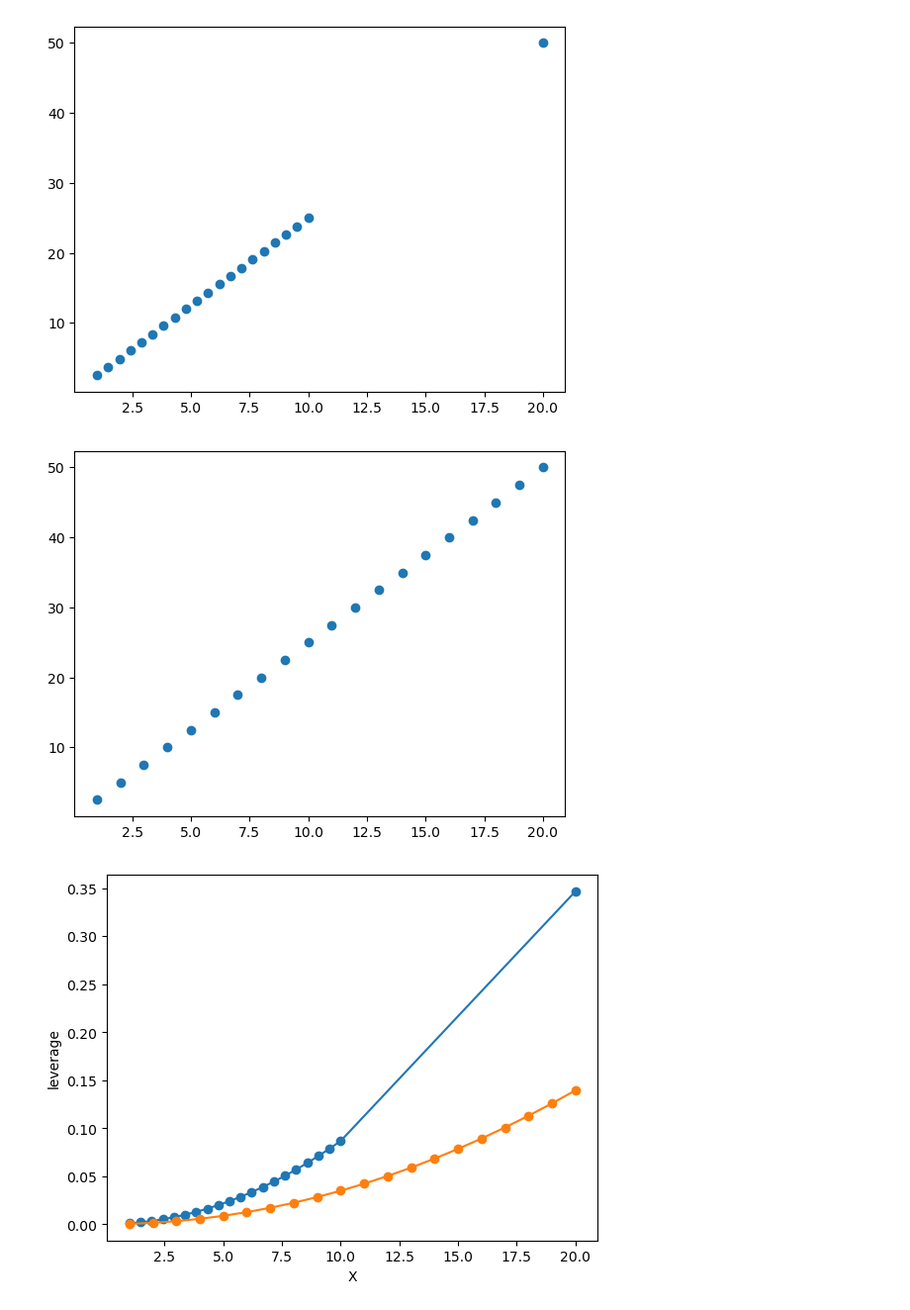
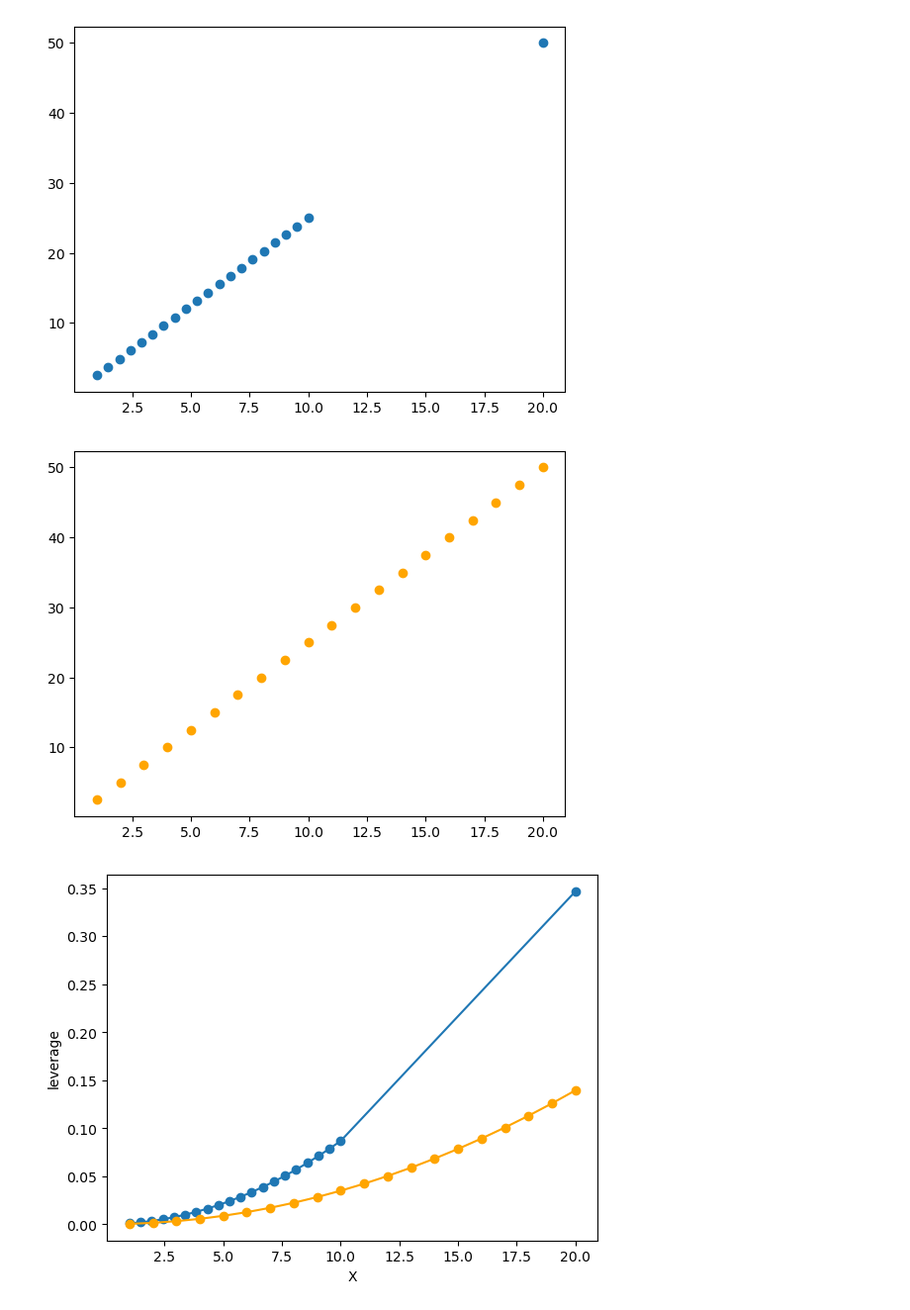
Before and after one commit to QuantEcon/reading-group-2024, a Jupyter notebook: resources/leverage.ipynb, the cells around one changed output. Shown at 99% size. Saved outputs shown, nothing was run; the diff lists cells and outputs as text; code cells hidden in the pictures.

```diff
--- a/resources/leverage.ipynb
+++ b/resources/leverage.ipynb
@@ -93,17 +104,17 @@ def leverage(X):
 X_lev = np.array([np.append(X, high_leverage[0])]).T
 h_lev = leverage(X_lev)
 
-X_more = np.array([np.linspace(1, 20, 20)]).T
-h_more = leverage(X_more)
+X_interp = np.array([np.linspace(1, 20, 20)]).T
+h_interp = leverage(X_interp)
 # %%
 plt.scatter(X_lev, 2.5*X_lev)
 plt.show()
 # %% [output]
 [figure]
 # %%
-plt.scatter(X_more, 2.5*X_more)
+plt.scatter(X_interp, 2.5*X_interp, color='orange')
 plt.show()
 # %% [output]
-[figure, old version]
+[figure, new version]
 # %%
 plt.plot(X_lev, h_lev, marker='o')
```
Also changed, not shown: parts of 6 cells of this notebook.
